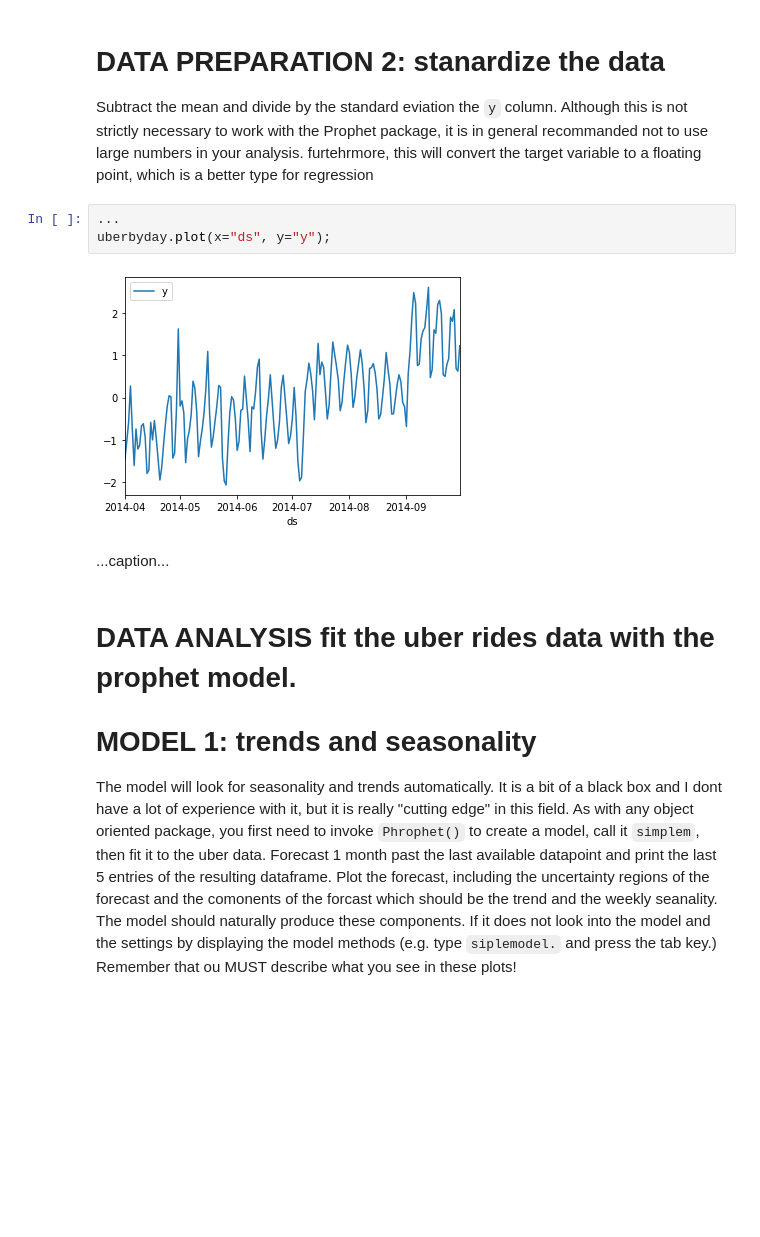
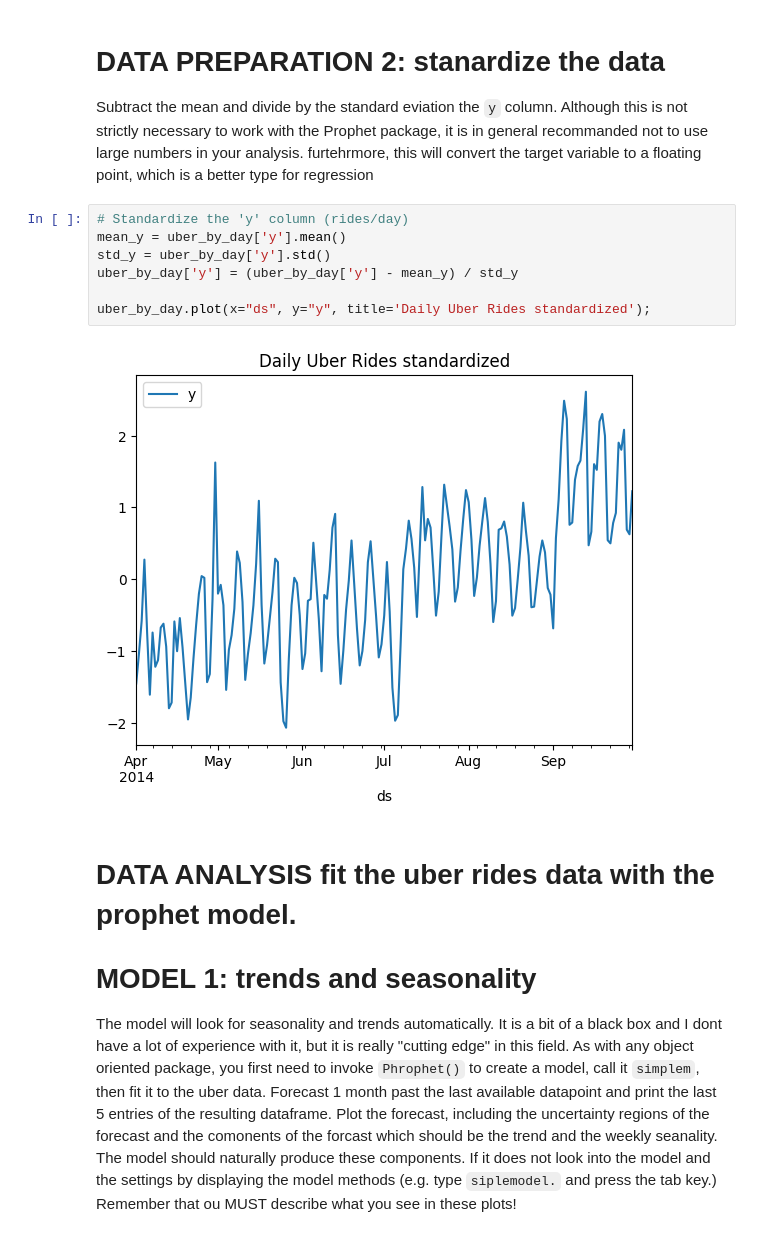
Before and after one commit to talhaMah56/MLTSA25_TMAHMOOD, a Jupyter notebook: HW3/berprophet_instructions.ipynb, the cells around one changed output. Drawn from its saved outputs; the diff is of its cells as text; blank space fills up the shorter version.

````diff
--- a/HW3/berprophet_instructions.ipynb
+++ b/HW3/berprophet_instructions.ipynb
@@ -74,13 +99,15 @@ uberbyday.plot(x="ds", y="y");
 # %% [markdown]
 # DATA PREPARATION 2: stanardize the data
 Subtract the mean and divide by the standard eviation the ```y``` column. Although this is not strictly necessary to work with the Prophet package, it is in general recommanded not to use large numbers in your analysis. furtehrmore, this will convert the target variable to a floating point, which is a better type for regression
-# %%
-...
-uberbyday.plot(x="ds", y="y");
-# %% [output]
-[figure, removed]
-# %% [markdown]
-...caption...
+# %%
+# Standardize the 'y' column (rides/day)
+mean_y = uber_by_day['y'].mean()
+std_y = uber_by_day['y'].std()
+uber_by_day['y'] = (uber_by_day['y'] - mean_y) / std_y
+
+uber_by_day.plot(x="ds", y="y", title='Daily Uber Rides standardized');
+# %% [output]
+[figure, added]
 # %% [markdown]
 # DATA ANALYSIS fit the uber rides data with the prophet model.
 # MODEL 1: trends and seasonality
````
Also changed, not shown: parts of 27 cells of this notebook, 1 other file.
